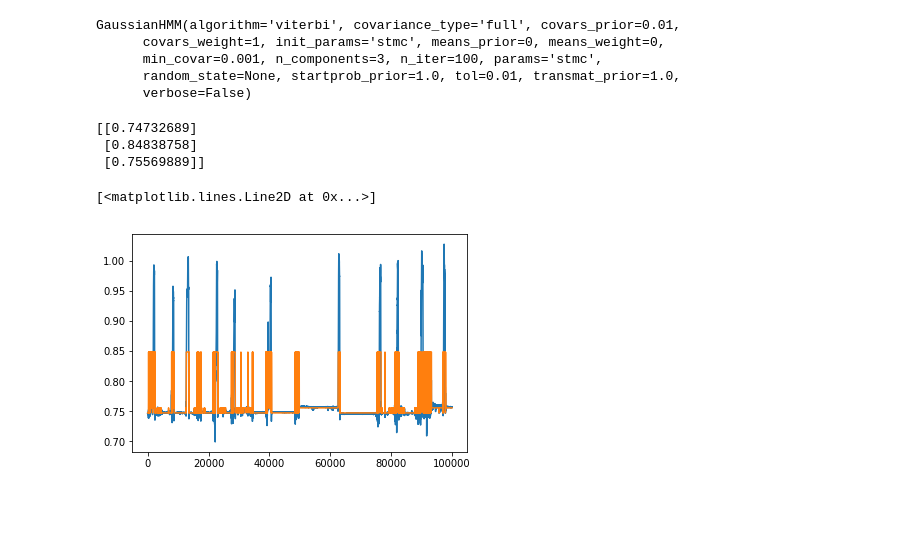
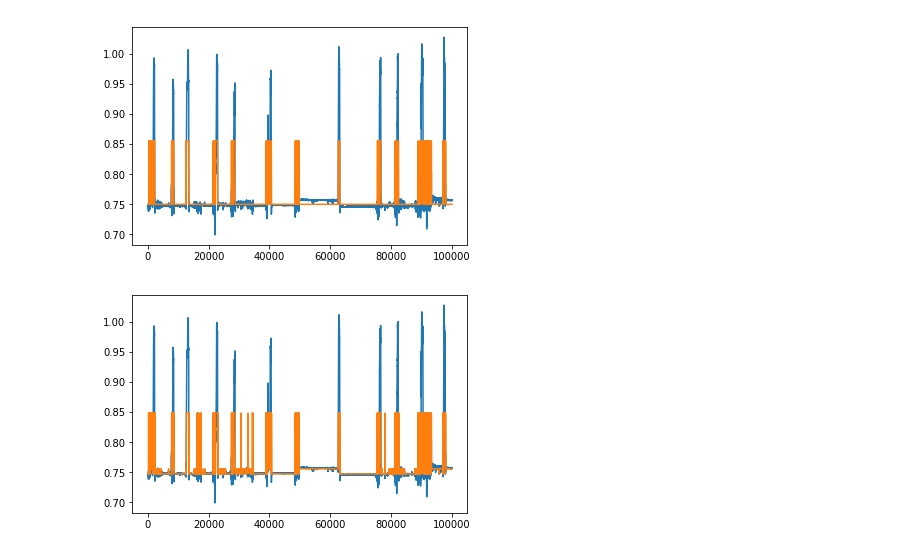
Before and after one commit to travers-rhodes/analyze_motion_data, a Jupyter notebook: AutoregressiveSpoonDataZComponent.ipynb, the cells around one changed output. Drawn from its saved outputs; the diff is of its cells as text; code cells hidden in the pictures; blank space fills up the shorter version.

```diff
--- a/AutoregressiveSpoonDataZComponent.ipynb
+++ b/AutoregressiveSpoonDataZComponent.ipynb
@@ -31,11 +27,12 @@ np.random.seed(42)
 
 # params
 num_states = 3
+num_dims = 3
 sticky = 0.8
 #computed variables
 nstick = (1-sticky)/(num_states-1.0)
-min_val = np.min(z)
-max_val = np.max(z)
+min_vals = np.min(all_data,1)
+max_vals = np.max(all_data,1)
 # %%
 # see https://hmmlearn.readthedocs.io/en/latest/tutorial.html
 # sample from a fitted model
@@ -45,29 +42,29 @@ model.startprob_ = np.ones(num_states) / num_states
 model.transmat_ = np.full((num_states,num_states),nstick)
 np.fill_diagonal(model.transmat_, sticky)
 
-model.means_ = np.random.uniform(min_val, max_val, (num_states,1))
-model.covars_ = np.tile(1, (num_states, 1, 1))
+model.means_ = np.zeros((num_states,num_dims))
+for i in range(1,num_states):
+    model.means_[i,:] = np.random.uniform(min_vals[i], max_vals[i], num_states)
+model.covars_ = np.tile(np.identity(num_dims), (num_states, 1, 1))
 X, Z = model.sample(100)
+# %%
+def plot_with_n_components(n_components, z_data):
+    model = hmm.GaussianHMM(n_components=n_components, covariance_type="full", n_iter=100, params ="smtc")
+    model.fit(z_data)
+    est_z = model.predict(z_data)
+    plt.plot(z_data)
+    plt.plot(model.means_[est_z])
 # %%
 # see https://hmmlearn.readthedocs.io/en/latest/tutorial.html
 # sample from a fitted model
-z_data = z.reshape(-1,1)
-model = hmm.GaussianHMM(n_components=3, covariance_type="full", n_iter=100, params ="smtc")
-model.fit(z_data)
+# First division is the nice "waiting/feeding"
+z_data = all_data[:,2:3]
+plot_with_n_components(2,z_data)
 # %% [output]
-GaussianHMM(algorithm='viterbi', covariance_type='full', covars_prior=0.01,
-      covars_weight=1, init_params='stmc', means_prior=0, means_weight=0,
-      min_covar=0.001, n_components=3, n_iter=100, params='stmc',
-      random_state=None, startprob_prior=1.0, tol=0.01, transmat_prior=1.0,
-      verbose=False)
+[figure, added]
-# %%
-print(model.means_)
-est_z = model.predict(z_data)
-plt.plot(z)
-plt.plot(model.means_[est_z])
-# %% [output]
-[[0.74732689]
- [0.84838758]
- [0.75569889]]
-[<matplotlib.lines.Line2D at 0x...>]
-[figure, removed]
+# %%
+##Identifies two waiting states when you go to three
+##Note that natively it can wind up with pretty high-freq oscillations between two "ground" states
+plot_with_n_components(3,z_data)
+# %% [output]
+[figure, added]
```
Also changed, not shown: parts of 5 cells of this notebook.
